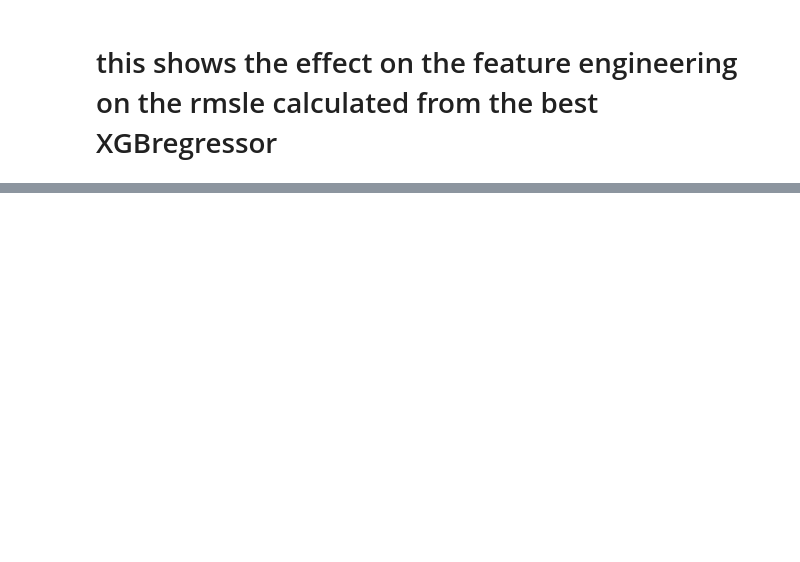
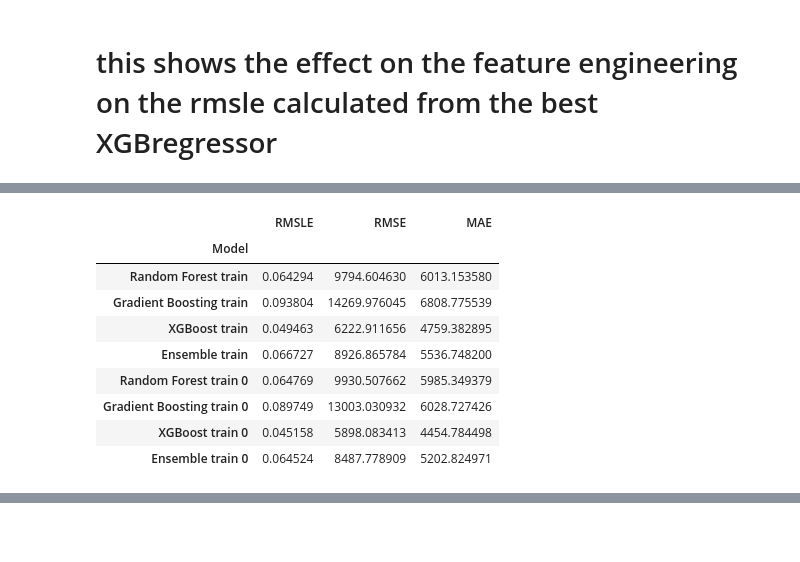
Before and after one commit to seanhulseman/Ames-Housing-Price-Prediction, a Jupyter notebook: code/ames_housing_project.ipynb, the cells around one changed output, grey strips where cells are left out. Saved outputs shown, nothing was run; the diff lists cells and outputs as text; code cells hidden in the pictures; blank space fills up the shorter version.

```diff
--- a/code/ames_housing_project.ipynb
+++ b/code/ames_housing_project.ipynb
@@ -802,5 +856,6 @@ preds_all_unchanged.head()
 avg_preds_unchanged = np.mean(preds_all_unchanged, axis=1)
 # now find the rmsle of the average predictions of the different models
 ensemble_rmsle_unchanged = np.sqrt(mean_squared_log_error(y_test, avg_preds_unchanged))
+ensemble_rmsle_unchanged_train = np.sqrt(mean_squared_log_error(y_train, np.mean(preds_all_train_unchanged, axis=1)))
 ensemble_rmsle_unchanged
 # %% [output]
@@ -817,0 +928,32 @@ np.mean(np.abs(avg_preds - y_test))
+# %%
+# lets make a dataframe to store the metrics on the predictions for the training data of the various models
+metrics_dict_train = {
+    'Model': ['Random Forest train', 'Gradient Boosting train', 'XGBoost train', 'Ensemble train'],
+    'RMSLE': [train_rmsle_rf, train_rmsle_gb, train_xgb_engineered_rmsle, ensemble_rmsle_train],
+    'RMSE': [rmse_rf_train, rmse_gb_train, rmse_train, rmse_ensemble_train],
+    'MAE': [mae_rf_train, mae_gb_train, mae_train, mae_ensemble_train]
+}
+# create a metrics dictionary for the models without the quality multiplication
+metrics_dict_train_unchanged = {
+    'Model': ['Random Forest train 0', 'Gradient Boosting train 0', 'XGBoost train 0', 'Ensemble train 0'],
+    'RMSLE': [train_rmsle_rf_non, train_rmsle_gb_non, train_xgb_clean_rmsle, ensemble_rmsle_unchanged_train],
+    'RMSE': [rmse_rf_non_train, rmse_gb_non_train, rmse_train_non, rmse_ensemble_unchanged_train],
+    'MAE': [mae_rf_non_train, mae_gb_non_train, mae_non_train, mae_ensemble_unchanged_train]
+}
+# create a dataframe from the dictionary
+metrics_df_train = pd.DataFrame(metrics_dict_train).append(pd.DataFrame(metrics_dict_train_unchanged))
+# set the index to the model names
+metrics_df_train.set_index('Model', inplace=True)
+# display the dataframe
+metrics_df_train
+# %% [output]
+|  | RMSLE | RMSE | MAE |
+| Model |  |  |  |
+| Random Forest train | 0.064294 | 9794.604630 | 6013.153580 |
+| Gradient Boosting train | 0.093804 | 14269.976045 | 6808.775539 |
+| XGBoost train | 0.049463 | 6222.911656 | 4759.382895 |
+| Ensemble train | 0.066727 | 8926.865784 | 5536.748200 |
+| Random Forest train 0 | 0.064769 | 9930.507662 | 5985.349379 |
+| Gradient Boosting train 0 | 0.089749 | 13003.030932 | 6028.727426 |
+| XGBoost train 0 | 0.045158 | 5898.083413 | 4454.784498 |
+| Ensemble train 0 | 0.064524 | 8487.778909 | 5202.824971 |
```
Also changed, not shown: parts of 47 cells of this notebook.
